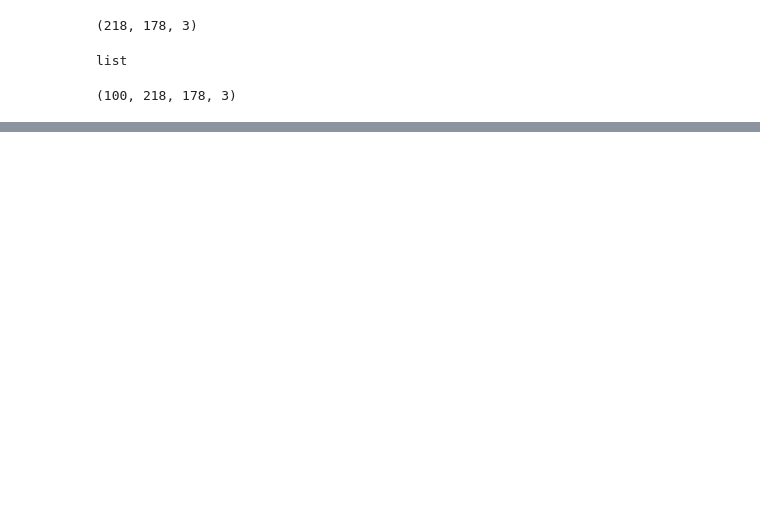
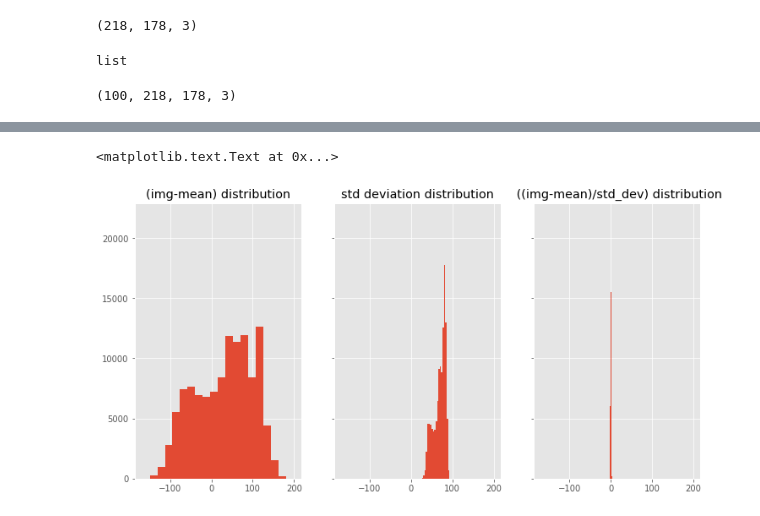
Before and after one commit to goddoe/CADL, a Jupyter notebook: session-1/practice_lecture_1.ipynb, the cells around one changed output, grey strips where cells are left out. Saved outputs shown, nothing was run; the diff lists cells and outputs as text; code cells hidden in the pictures; blank space fills up the shorter version.

```diff
--- a/session-1/practice_lecture_1.ipynb
+++ b/session-1/practice_lecture_1.ipynb
@@ -98,0 +181,11 @@ plt.imshow(np.mean(std_img, axis=2).astype(np.uint8))
+# %%
+fig, axs = plt.subplots(1,3, figsize=(12,6), sharey=True, sharex=True)
+axs[0].hist((data[0] - mean_img).ravel(), bins)
+axs[0].set_title('(img-mean) distribution')
+axs[1].hist((std_img).ravel(),bins)
+axs[1].set_title('std deviation distribution')
+axs[2].hist(((data[0] - mean_img)/std_img).ravel(), bins)
+axs[2].set_title(" ((img-mean)/std_dev) distribution")
+# %% [output]
+<matplotlib.text.Text at 0x...>
+[figure, added]
```
Also changed, not shown: parts of 51 cells of this notebook, 1 other file.
